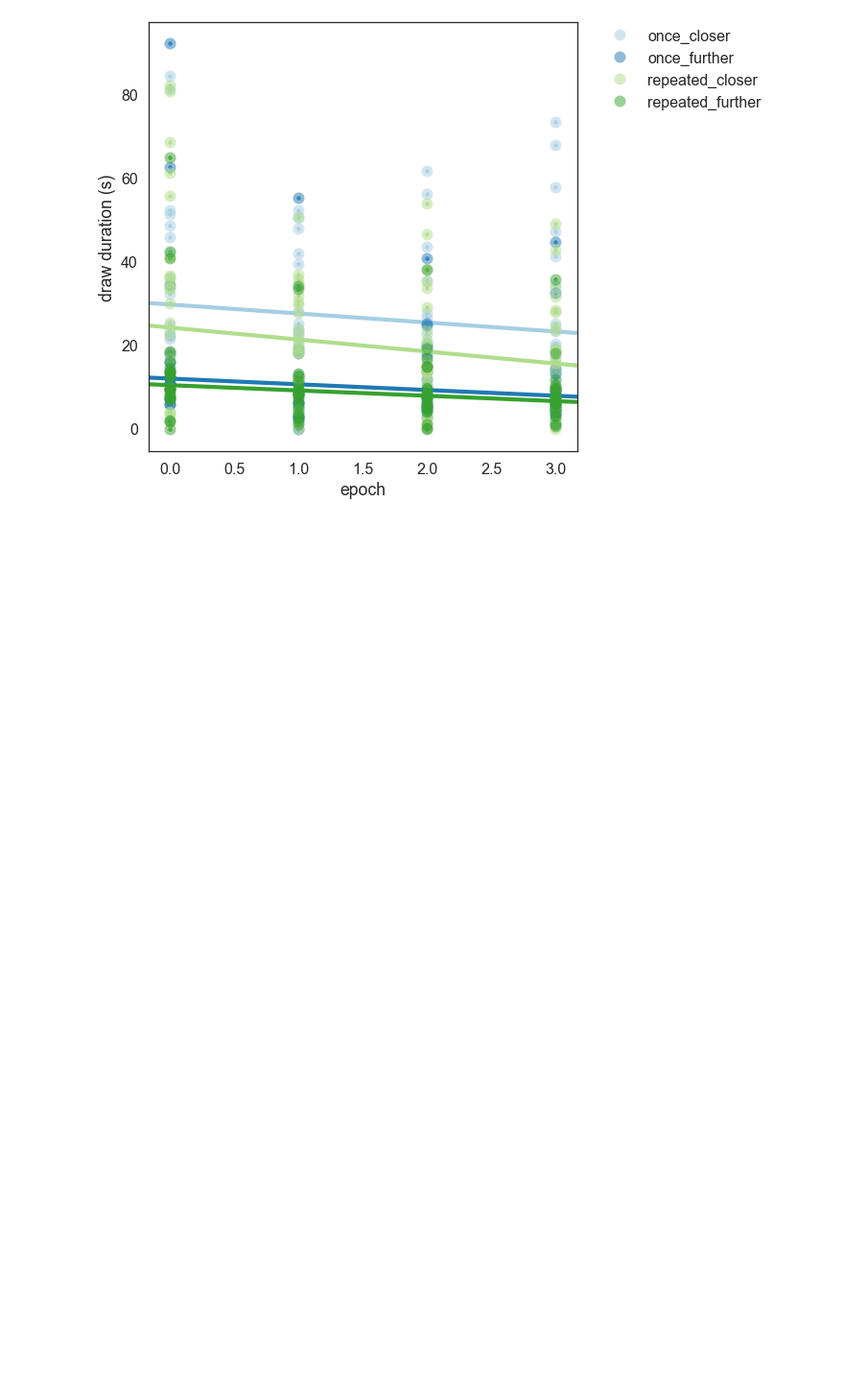
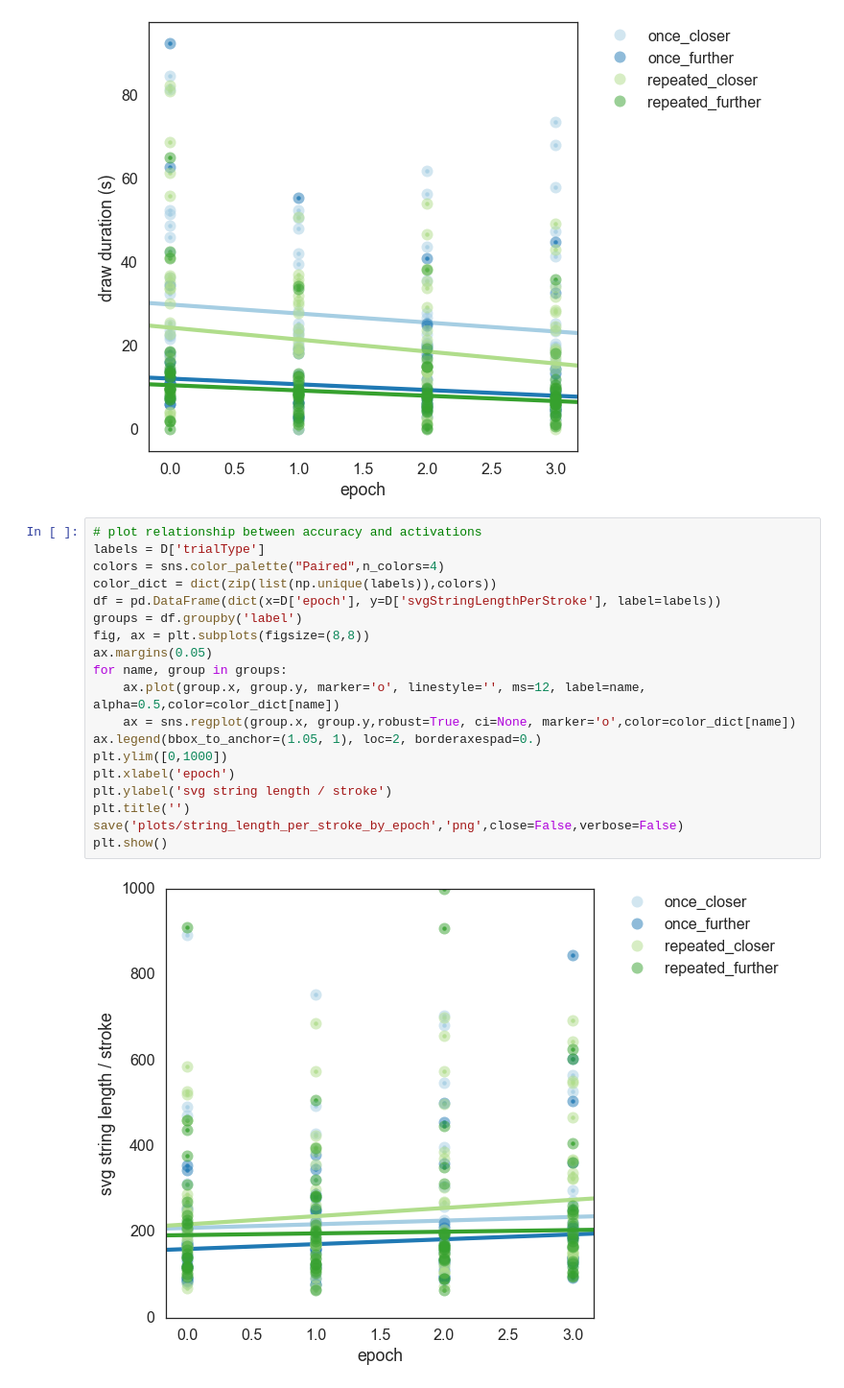
Before and after one commit to hawkrobe/reference_games, a Jupyter notebook: analysis/3dObjects/sketchpad_repeated/pilot_analysis.ipynb, the cells around one changed output. Shown at 96% size. Cells and saved outputs as stored; diff of their text form; blank space fills up the shorter version.

```diff
--- a/analysis/3dObjects/sketchpad_repeated/pilot_analysis.ipynb
+++ b/analysis/3dObjects/sketchpad_repeated/pilot_analysis.ipynb
@@ -428,6 +430,27 @@ save('plots/draw_duration_by_epoch','png',close=False,verbose=False)
 plt.show()
 # %% [output]
 [figure]
+# %%
+# plot relationship between accuracy and activations
+labels = D['trialType']
+colors = sns.color_palette("Paired",n_colors=4)
+color_dict = dict(zip(list(np.unique(labels)),colors))
+df = pd.DataFrame(dict(x=D['epoch'], y=D['svgStringLengthPerStroke'], label=labels))
+groups = df.groupby('label')
+fig, ax = plt.subplots(figsize=(8,8))
+ax.margins(0.05)
+for name, group in groups:
+    ax.plot(group.x, group.y, marker='o', linestyle='', ms=12, label=name, alpha=0.5,color=color_dict[name])
+    ax = sns.regplot(group.x, group.y,robust=True, ci=None, marker='o',color=color_dict[name])
+ax.legend(bbox_to_anchor=(1.05, 1), loc=2, borderaxespad=0.)
+plt.ylim([0,1000])
+plt.xlabel('epoch')
+plt.ylabel('svg string length / stroke')
+plt.title('')
+save('plots/string_length_per_stroke_by_epoch','png',close=False,verbose=False)
+plt.show()
+# %% [output]
+[figure, added]
 # %%
 ### for g in valid_gameids:
 for g in valid_gameids:
```
Also changed, not shown: parts of 9 cells of this notebook.
